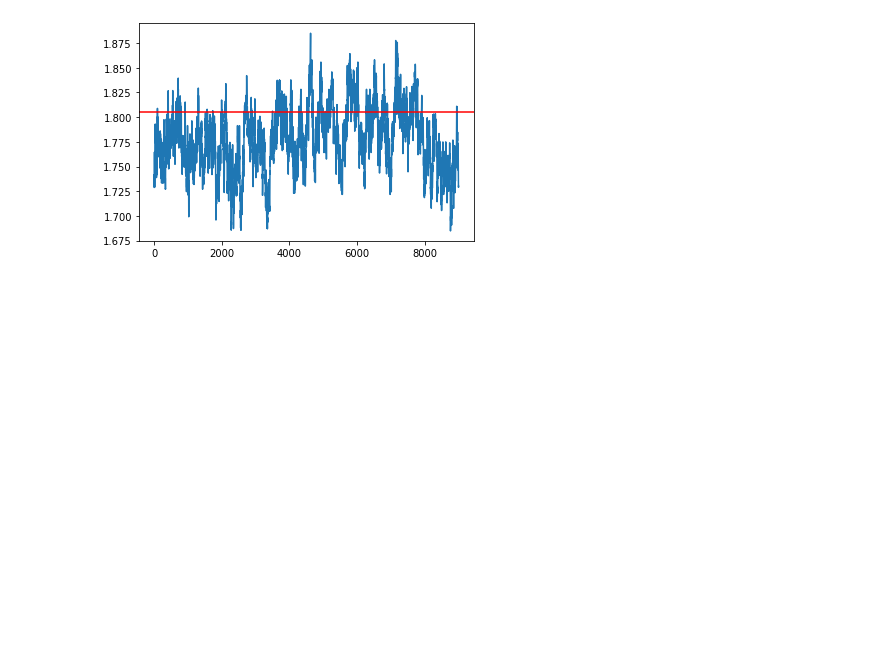
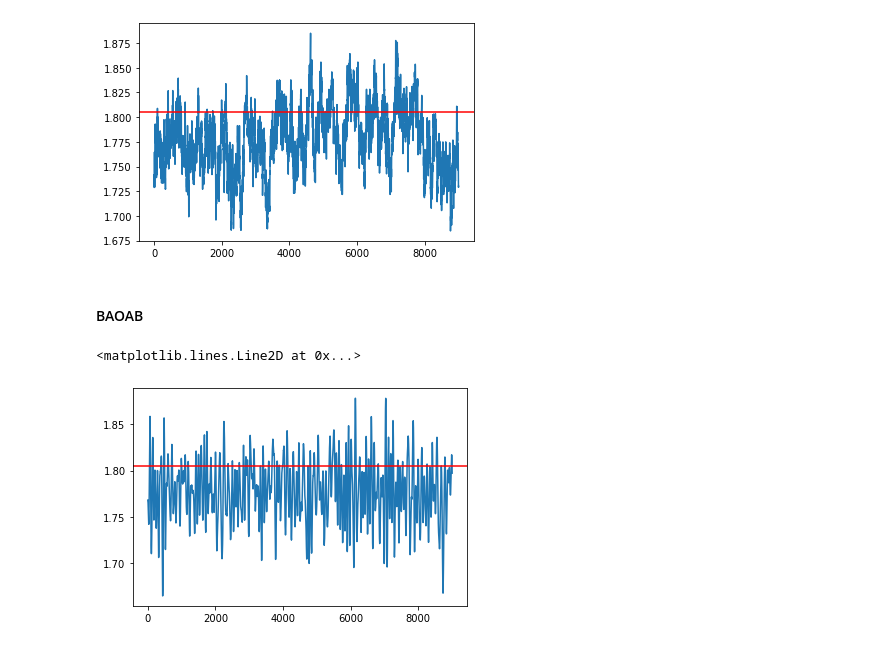
Before and after one commit to jeremiecoullon/SGMCMCJax, a Jupyter notebook: docs/nbs/sampler.ipynb, the cells around one changed output. Saved outputs shown, nothing was run; the diff lists cells and outputs as text; code cells hidden in the pictures; blank space fills up the shorter version.

Commit message:
refactored diffusion decorator to also build palindrome integrators. Added baoab

```diff
--- a/docs/nbs/sampler.ipynb
+++ b/docs/nbs/sampler.ipynb
@@ -151,3 +152,18 @@ plt.axhline(theta_true[idx], c='r')
 # %% [output]
 <matplotlib.lines.Line2D at 0x...>
 [figure]
+# %% [markdown]
+#### BAOAB
+# %%
+L = 10
+batch_size = int(0.1*X.shape[0])
+gamma = 5
+my_sampler = build_baoab_sampler(1e-3, gamma, loglikelihood, logprior, data, batch_size)
+samples = my_sampler(key, Nsamples, theta_true)
+
+idx = 7
+plt.plot(np.array(samples)[1000:,idx])
+plt.axhline(theta_true[idx], c='r')
+# %% [output]
+<matplotlib.lines.Line2D at 0x...>
+[figure, added]
```
Also changed, not shown: parts of 1 cell of this notebook, 4 other files.
